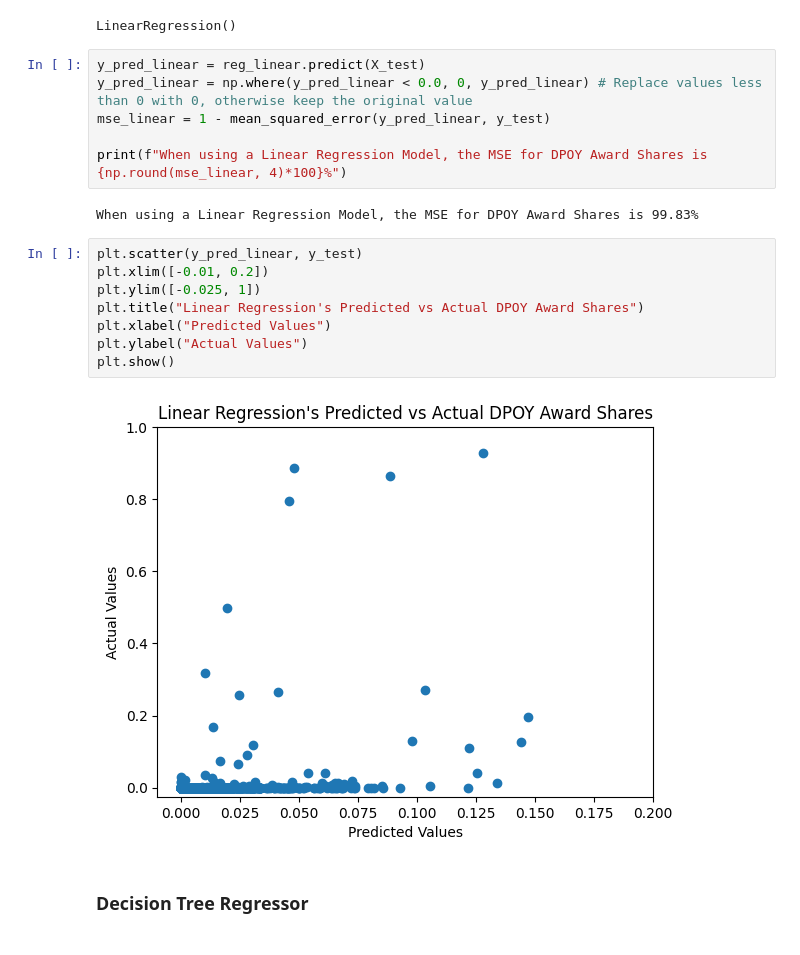
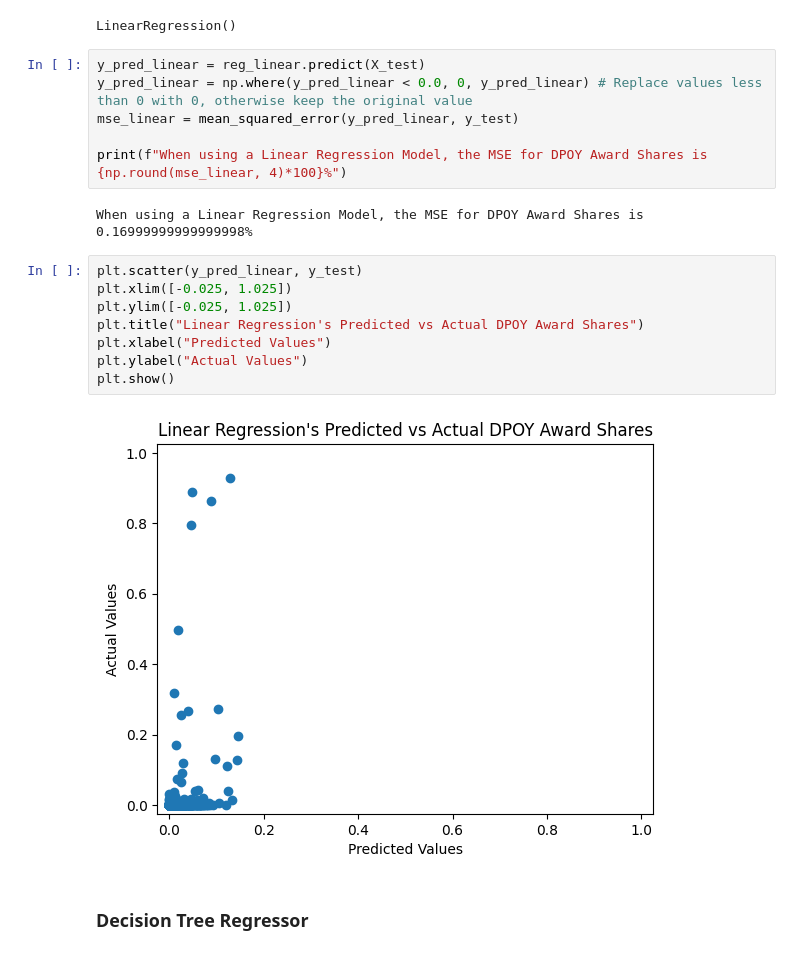
Before and after one commit to harshil0217/NBA_Award_Prediction, a Jupyter notebook: DPOY_Models.ipynb, the cells around one changed output. Cells and saved outputs as stored; diff of their text form.

```diff
--- a/DPOY_Models.ipynb
+++ b/DPOY_Models.ipynb
@@ -61,21 +61,21 @@ LinearRegression()
 # %%
 y_pred_linear = reg_linear.predict(X_test)
 y_pred_linear = np.where(y_pred_linear < 0.0, 0, y_pred_linear) # Replace values less than 0 with 0, otherwise keep the original value
-mse_linear = 1 - mean_squared_error(y_pred_linear, y_test)
+mse_linear = mean_squared_error(y_pred_linear, y_test)
 
 print(f"When using a Linear Regression Model, the MSE for DPOY Award Shares is {np.round(mse_linear, 4)*100}%")
 # %% [output]
-When using a Linear Regression Model, the MSE for DPOY Award Shares is 99.83%
+When using a Linear Regression Model, the MSE for DPOY Award Shares is 0.16999999999999998%
 # %%
 plt.scatter(y_pred_linear, y_test)
-plt.xlim([-0.01, 0.2])
-plt.ylim([-0.025, 1])
+plt.xlim([-0.025, 1.025])
+plt.ylim([-0.025, 1.025])
 plt.title("Linear Regression's Predicted vs Actual DPOY Award Shares")
 plt.xlabel("Predicted Values")
 plt.ylabel("Actual Values")
 plt.show()
 # %% [output]
-[figure, old version]
+[figure, new version]
 # %% [markdown]
 ### Decision Tree Regressor
 # %%
```
Also changed, not shown: parts of 3 cells of this notebook.
